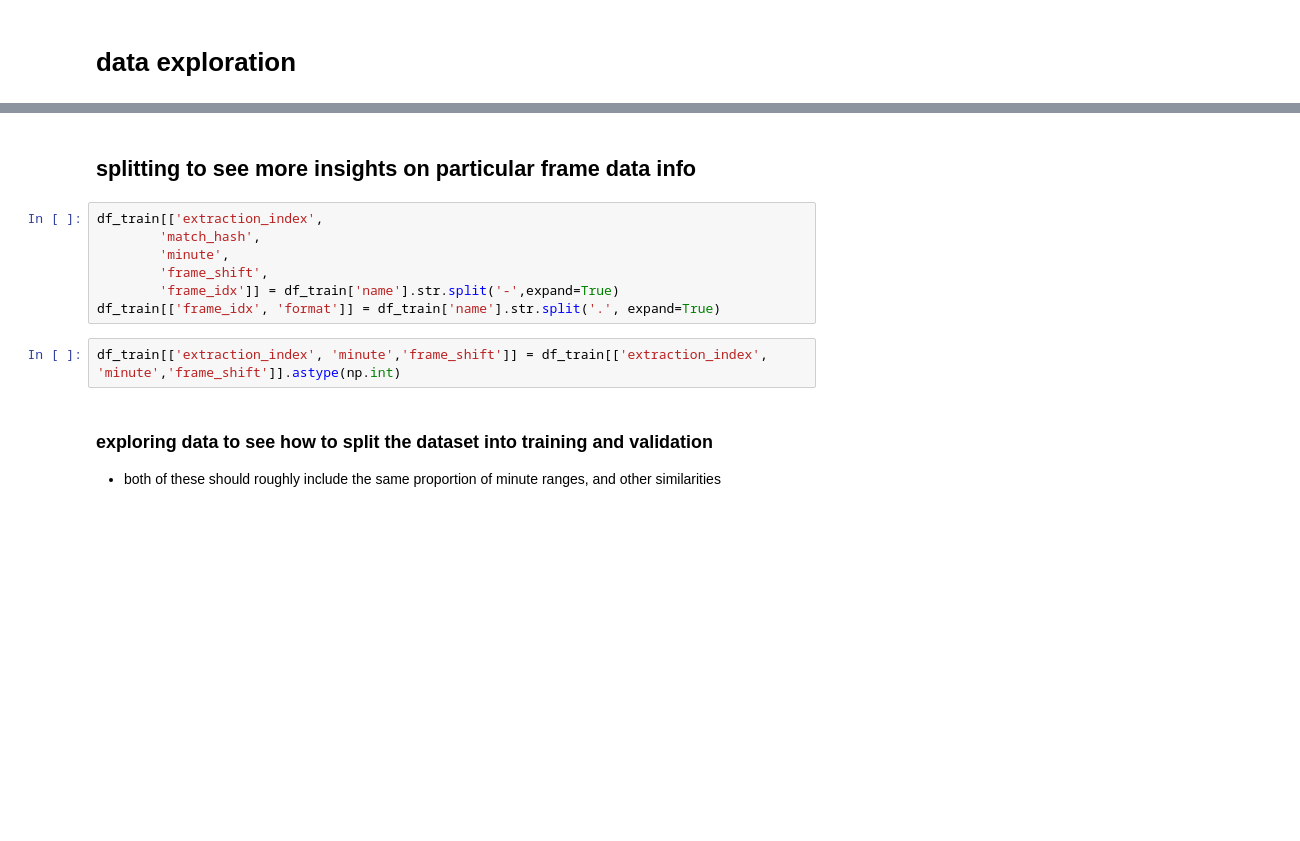
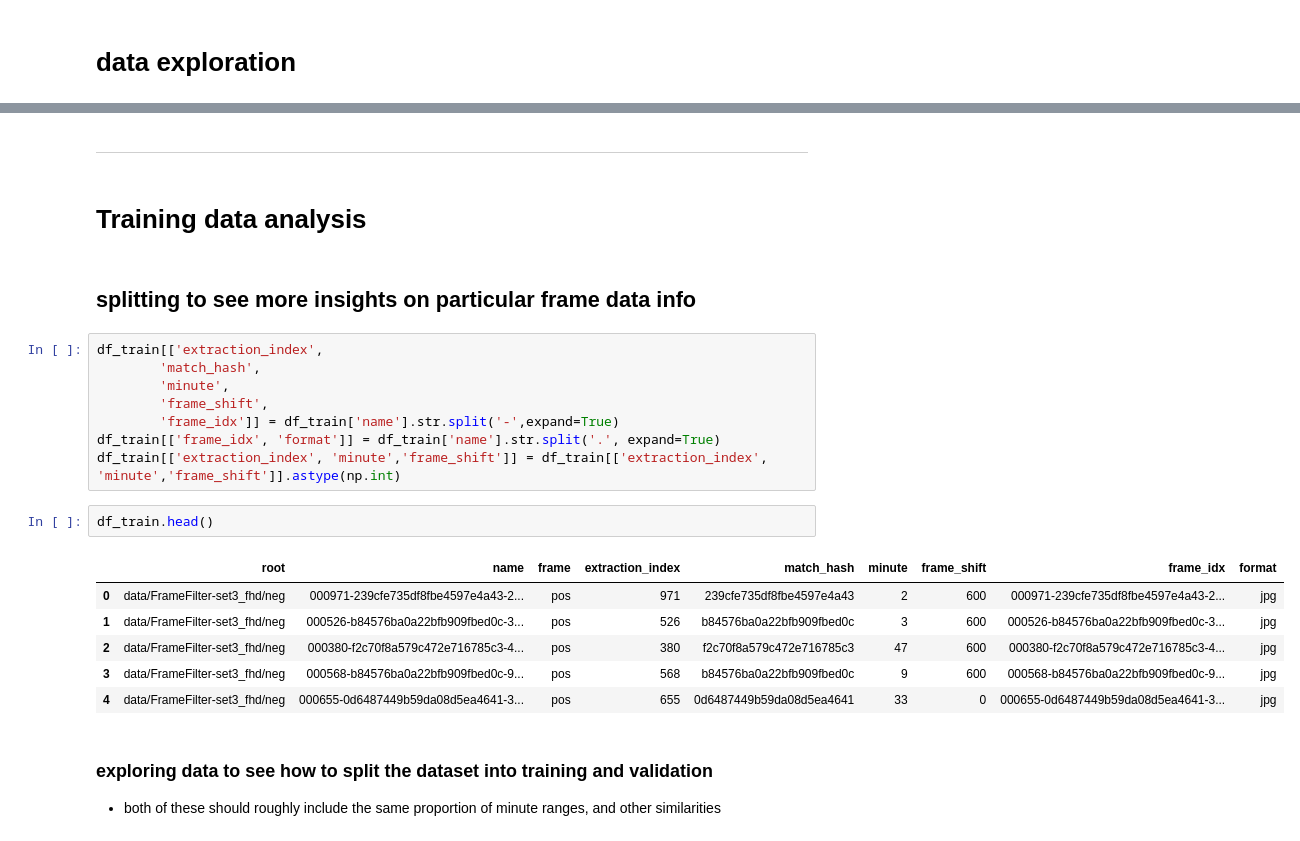
Before and after one commit to Ostyk/respo.vision, a Jupyter notebook: data_inspection.ipynb, the cells around one changed output, grey strips where cells are left out. Drawn from its saved outputs; the diff is of its cells as text; blank space fills up the shorter version.

```diff
--- a/data_inspection.ipynb
+++ b/data_inspection.ipynb
@@ -57,3 +47,7 @@ df_train.shape, df_test.shape
+# %% [markdown]
+-------
+# %% [markdown]
+# Training data analysis
 # %% [markdown]
 ## splitting to see more insights on particular frame data info
 # %%
@@ -63,8 +57,16 @@ df_train[['extraction_index',
         'frame_shift',
         'frame_idx']] = df_train['name'].str.split('-',expand=True)
 df_train[['frame_idx', 'format']] = df_train['name'].str.split('.', expand=True)
+df_train[['extraction_index', 'minute','frame_shift']] = df_train[['extraction_index', 'minute','frame_shift']].astype(np.int)
-# %%
-df_train[['extraction_index', 'minute','frame_shift']] = df_train[['extraction_index', 'minute','frame_shift']].astype(np.int)
+# %%
+df_train.head()
+# %% [output]
+|  | root | name | frame | extraction_index | match_hash | minute | frame_shift | frame_idx | format |
+| 0 | data/FrameFilter-set3_fhd/neg | 000971-239cfe735df8fbe4597e4a43-2... | pos | 971 | 239cfe735df8fbe4597e4a43 | 2 | 600 | 000971-239cfe735df8fbe4597e4a43-2... | jpg |
+| 1 | data/FrameFilter-set3_fhd/neg | 000526-b84576ba0a22bfb909fbed0c-3... | pos | 526 | b84576ba0a22bfb909fbed0c | 3 | 600 | 000526-b84576ba0a22bfb909fbed0c-3... | jpg |
+| 2 | data/FrameFilter-set3_fhd/neg | 000380-f2c70f8a579c472e716785c3-4... | pos | 380 | f2c70f8a579c472e716785c3 | 47 | 600 | 000380-f2c70f8a579c472e716785c3-4... | jpg |
+| 3 | data/FrameFilter-set3_fhd/neg | 000568-b84576ba0a22bfb909fbed0c-9... | pos | 568 | b84576ba0a22bfb909fbed0c | 9 | 600 | 000568-b84576ba0a22bfb909fbed0c-9... | jpg |
+| 4 | data/FrameFilter-set3_fhd/neg | 000655-0d6487449b59da08d5ea4641-3... | pos | 655 | 0d6487449b59da08d5ea4641 | 33 | 0 | 000655-0d6487449b59da08d5ea4641-3... | jpg |
 # %% [markdown]
 ### exploring data to see how to split the dataset into training and validation
 * both of these should roughly include the same proportion of minute ranges, and other similarities
```
Also changed, not shown: parts of 12 cells of this notebook, 1 other file.
